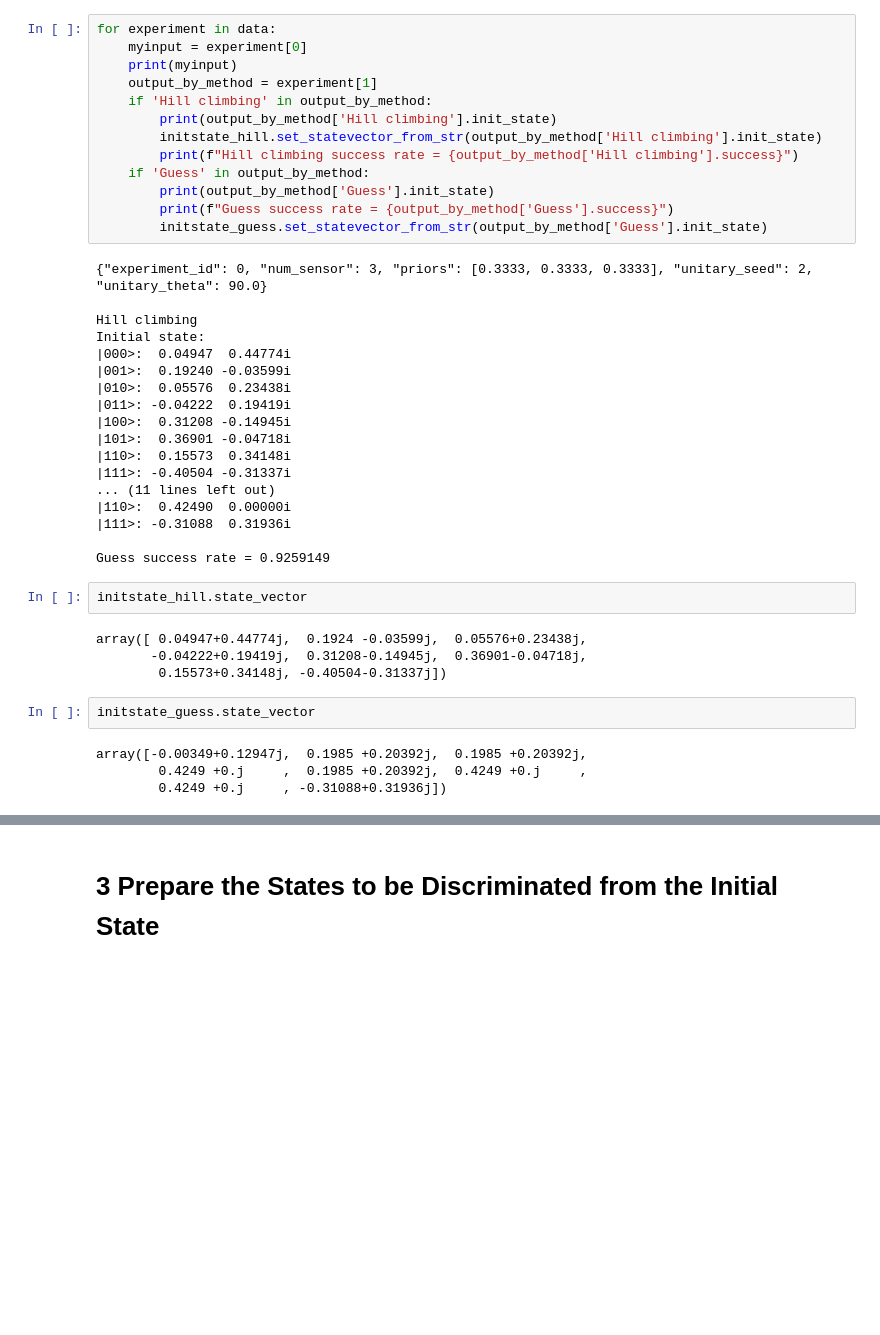
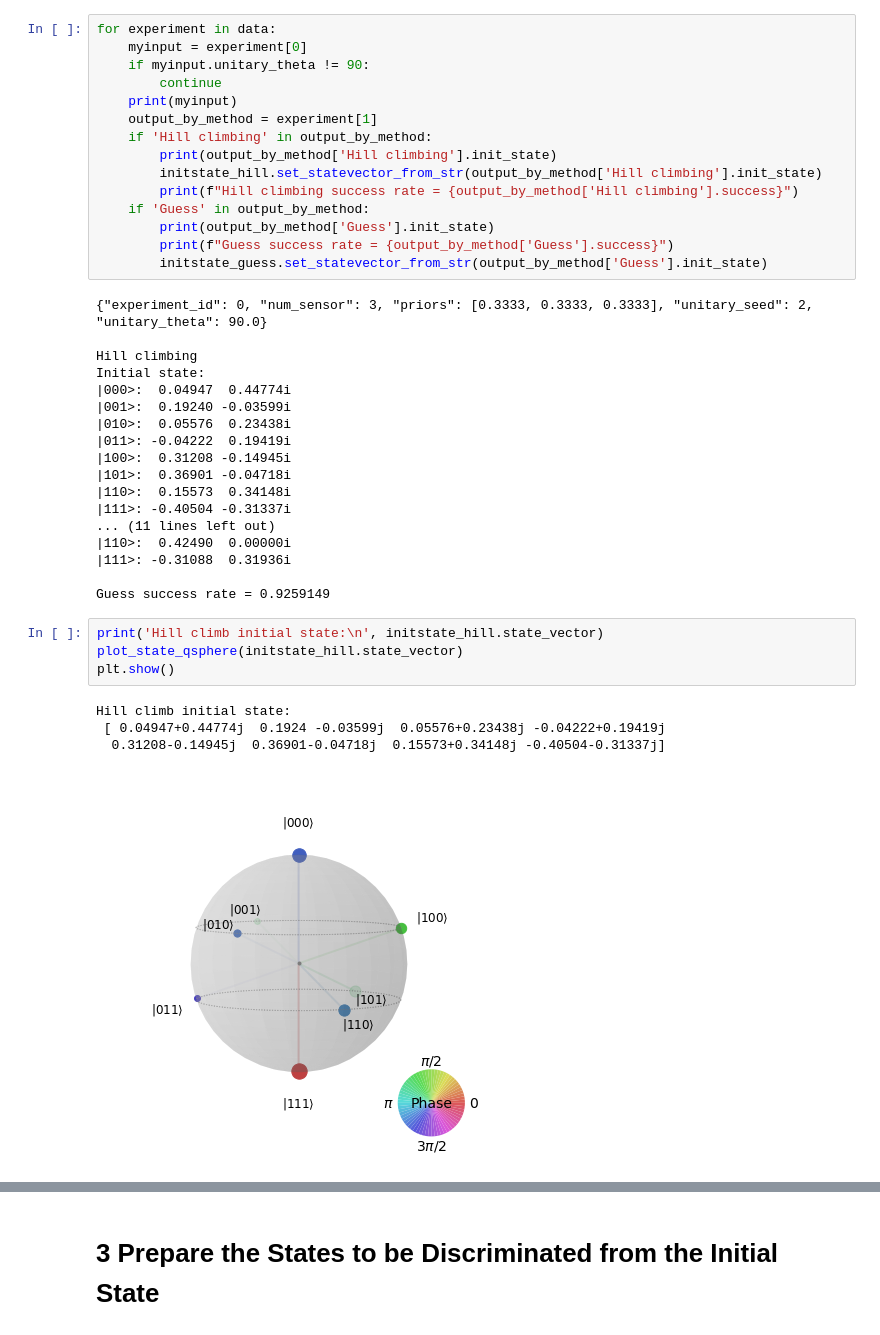
Before and after one commit to caitaozhan/QuantumSensorNetwork, a Jupyter notebook: simulation/verify.ipynb, the cells around one changed output, grey strips where cells are left out. Cells and saved outputs as stored; diff of their text form; blank space fills up the shorter version.

```diff
--- a/simulation/verify.ipynb
+++ b/simulation/verify.ipynb
@@ -34,6 +39,8 @@ initstate_guess = QuantumState(num_sensor)
 # %%
 for experiment in data:
     myinput = experiment[0]
+    if myinput.unitary_theta != 90:
+        continue
     print(myinput)
     output_by_method = experiment[1]
     if 'Hill climbing' in output_by_method:
@@ -62,15 +69,12 @@ Initial state:
 |111>: -0.31088  0.31936i
 
 Guess success rate = 0.9259149
-# %%
-initstate_hill.state_vector
-# %% [output]
-array([ 0.04947+0.44774j,  0.1924 -0.03599j,  0.05576+0.23438j,
-       -0.04222+0.19419j,  0.31208-0.14945j,  0.36901-0.04718j,
-        0.15573+0.34148j, -0.40504-0.31337j])
-# %%
-initstate_guess.state_vector
-# %% [output]
-array([-0.00349+0.12947j,  0.1985 +0.20392j,  0.1985 +0.20392j,
-        0.4249 +0.j     ,  0.1985 +0.20392j,  0.4249 +0.j     ,
-        0.4249 +0.j     , -0.31088+0.31936j])
+# %%
+print('Hill climb initial state:\n', initstate_hill.state_vector)
+plot_state_qsphere(initstate_hill.state_vector)
+plt.show()
+# %% [output]
+Hill climb initial state:
+ [ 0.04947+0.44774j  0.1924 -0.03599j  0.05576+0.23438j -0.04222+0.19419j
+  0.31208-0.14945j  0.36901-0.04718j  0.15573+0.34148j -0.40504-0.31337j]
+[figure, added]
```
Also changed, not shown: parts of 3 cells of this notebook.
